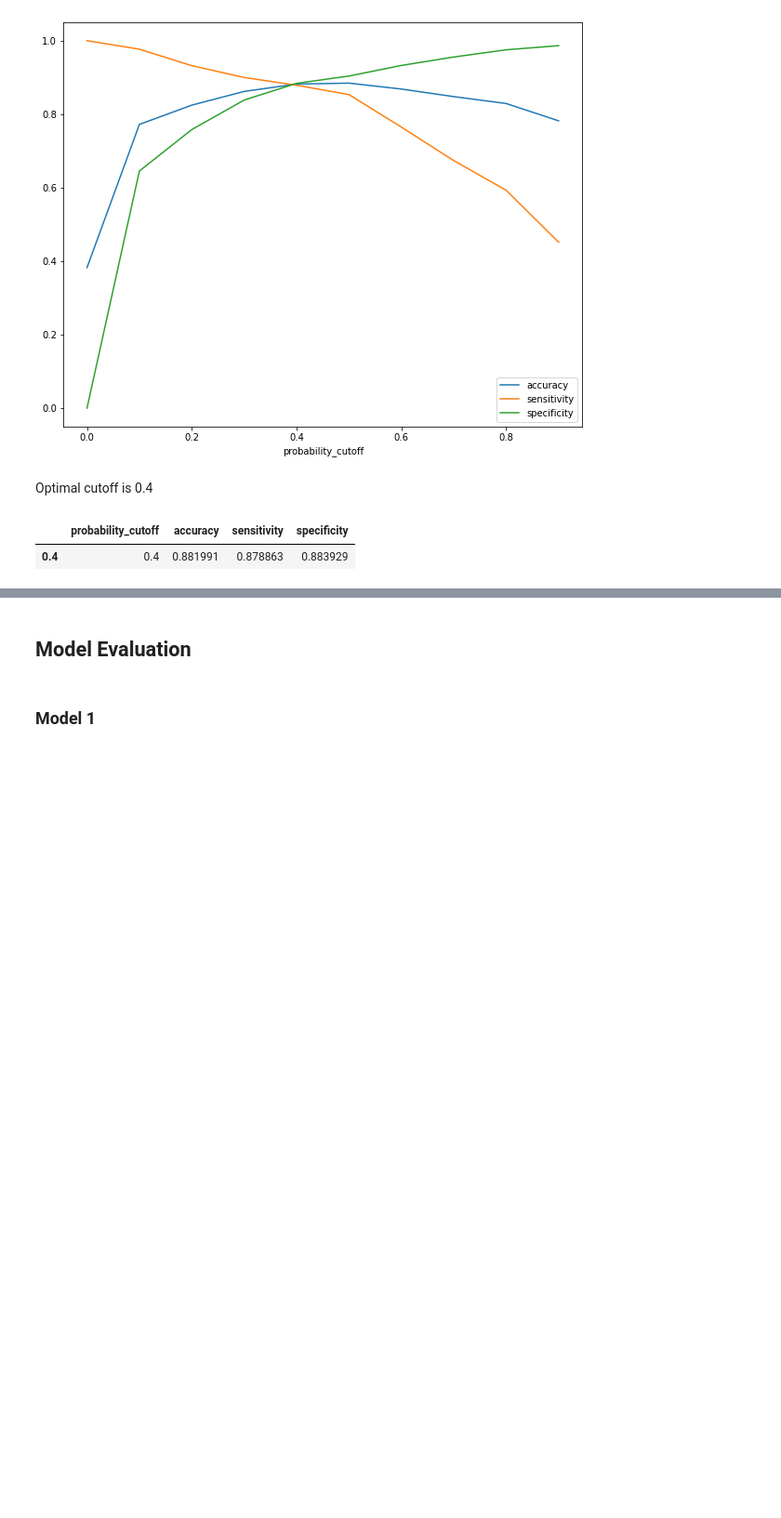
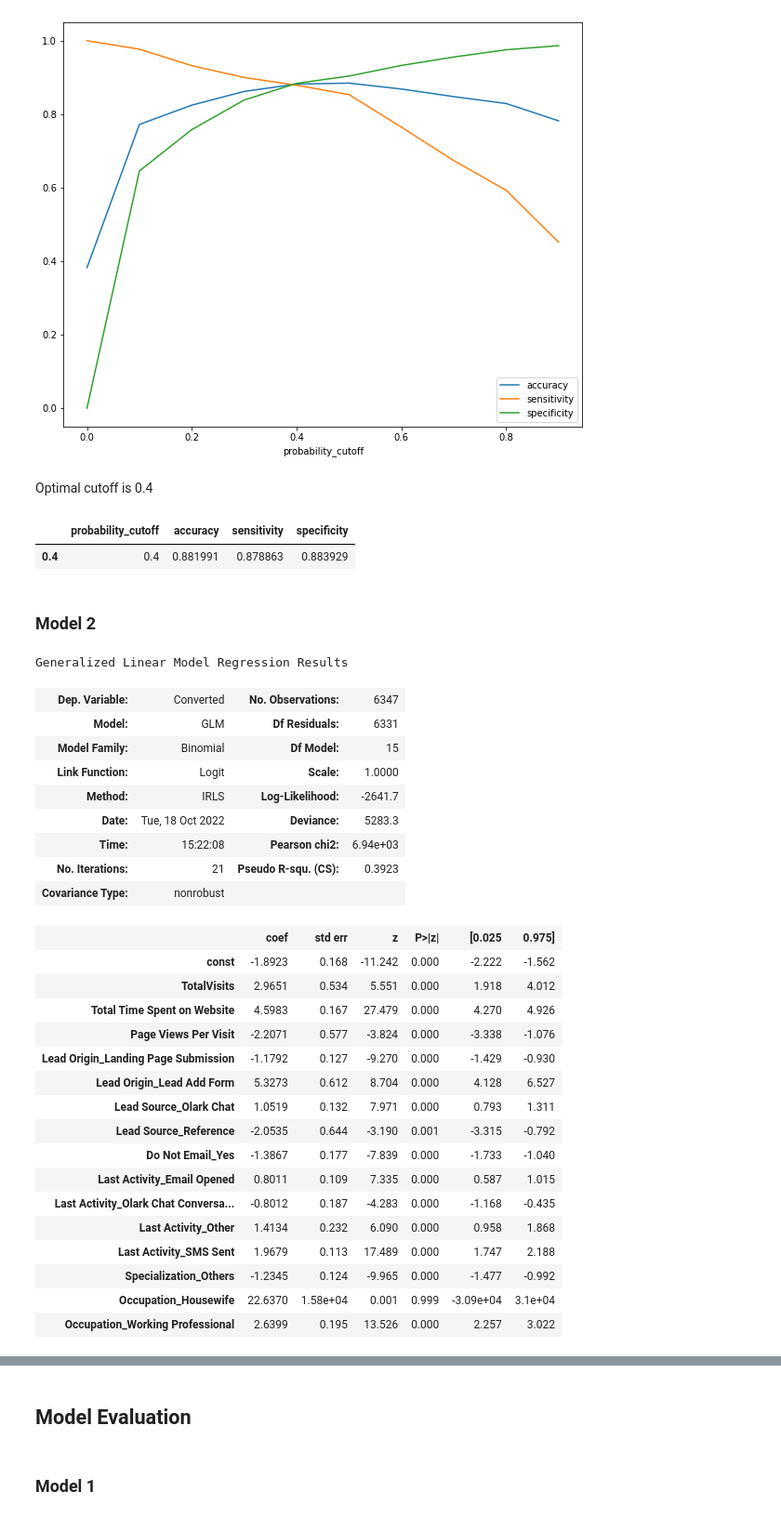
Before and after one commit to SachinShekhar/Lead-Scoring-Case-Study, a Jupyter notebook: Case Study.ipynb, the cells around one changed output, grey strips where cells are left out. Shown at 93% size. Drawn from its saved outputs; the diff is of its cells as text; code cells hidden in the pictures; blank space fills up the shorter version.

```diff
--- a/Case Study.ipynb
+++ b/Case Study.ipynb
@@ -1137,3 +1137,44 @@ train_perf_1.loc[[train_cutoff_1]]
 # %% [output]
 |  | probability_cutoff | accuracy | sensitivity | specificity |
 | 0.4 | 0.4 | 0.881991 | 0.878863 | 0.883929 |
+# %% [markdown]
+### Model 2
+# %%
+# Removing Tags from the training set as it was assigned by sales team themselves
+cols_without_tags = list(filter(lambda x: False if x.startswith('Tags_') else True, list(X_train.columns)))
+# %%
+X_train_2 = X_train[cols_without_tags]
+# %%
+# Auto selecting top 15 features
+X_train_2 = X_train_2[auto_select_features(15, X_train_2)]
+# %%
+# Training Logistic Regression Model
+train_model(y_train, X_train_2).summary()
+# %% [output]
+Generalized Linear Model Regression Results
+| Dep. Variable: | Converted | No. Observations: | 6347 |
+| Model: | GLM | Df Residuals: | 6331 |
+| Model Family: | Binomial | Df Model: | 15 |
+| Link Function: | Logit | Scale: | 1.0000 |
+| Method: | IRLS | Log-Likelihood: | -2641.7 |
+| Date: | Tue, 18 Oct 2022 | Deviance: | 5283.3 |
+| Time: | 15:22:08 | Pearson chi2: | 6.94e+03 |
+| No. Iterations: | 21 | Pseudo R-squ. (CS): | 0.3923 |
+| Covariance Type: | nonrobust |  |  |
+|  | coef | std err | z | P>|z| | [0.025 | 0.975] |
+| const | -1.8923 | 0.168 | -11.242 | 0.000 | -2.222 | -1.562 |
+| TotalVisits | 2.9651 | 0.534 | 5.551 | 0.000 | 1.918 | 4.012 |
+| Total Time Spent on Website | 4.5983 | 0.167 | 27.479 | 0.000 | 4.270 | 4.926 |
+| Page Views Per Visit | -2.2071 | 0.577 | -3.824 | 0.000 | -3.338 | -1.076 |
+| Lead Origin_Landing Page Submission | -1.1792 | 0.127 | -9.270 | 0.000 | -1.429 | -0.930 |
+| Lead Origin_Lead Add Form | 5.3273 | 0.612 | 8.704 | 0.000 | 4.128 | 6.527 |
+| Lead Source_Olark Chat | 1.0519 | 0.132 | 7.971 | 0.000 | 0.793 | 1.311 |
+| Lead Source_Reference | -2.0535 | 0.644 | -3.190 | 0.001 | -3.315 | -0.792 |
+| Do Not Email_Yes | -1.3867 | 0.177 | -7.839 | 0.000 | -1.733 | -1.040 |
+| Last Activity_Email Opened | 0.8011 | 0.109 | 7.335 | 0.000 | 0.587 | 1.015 |
+| Last Activity_Olark Chat Conversa... | -0.8012 | 0.187 | -4.283 | 0.000 | -1.168 | -0.435 |
+| Last Activity_Other | 1.4134 | 0.232 | 6.090 | 0.000 | 0.958 | 1.868 |
+| Last Activity_SMS Sent | 1.9679 | 0.113 | 17.489 | 0.000 | 1.747 | 2.188 |
+| Specialization_Others | -1.2345 | 0.124 | -9.965 | 0.000 | -1.477 | -0.992 |
+| Occupation_Housewife | 22.6370 | 1.58e+04 | 0.001 | 0.999 | -3.09e+04 | 3.1e+04 |
+| Occupation_Working Professional | 2.6399 | 0.195 | 13.526 | 0.000 | 2.257 | 3.022 |
```
Also changed, not shown: parts of 31 cells of this notebook.
